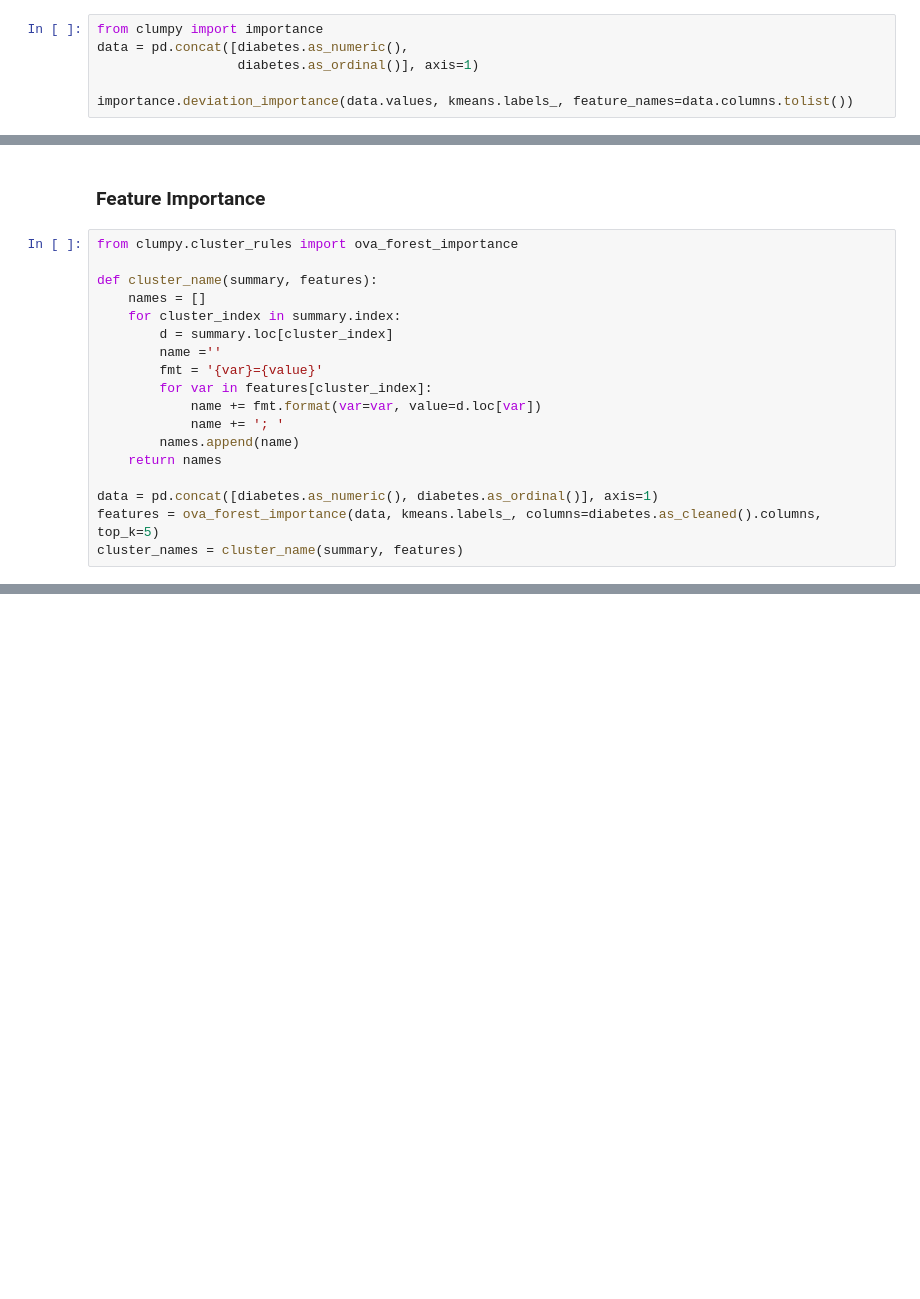
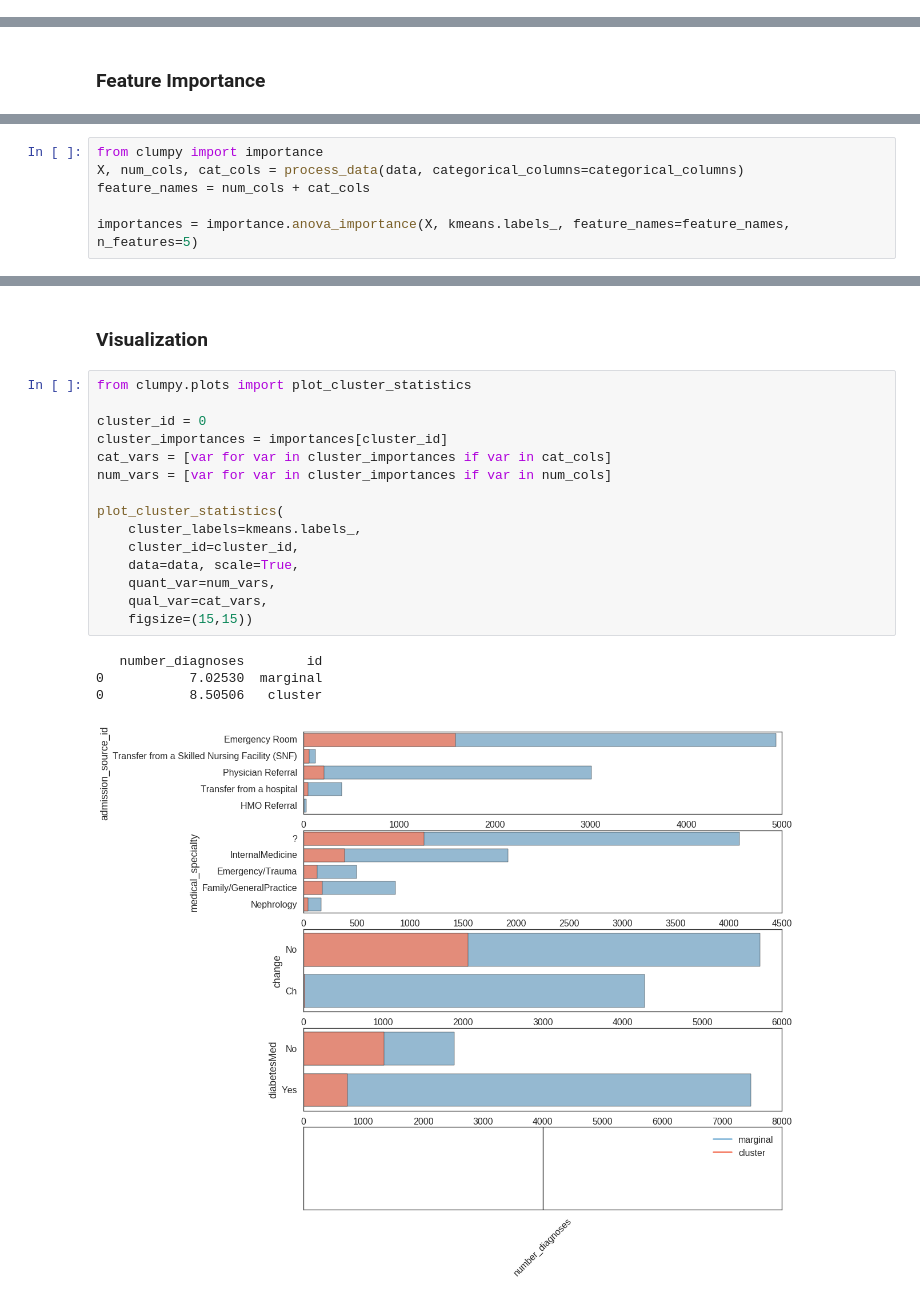
Before and after one commit to joshloyal/ClumPy, a Jupyter notebook: notebooks/10k Diabetes Clustering.ipynb, the cells around one changed output, grey strips where cells are left out. Drawn from its saved outputs; the diff is of its cells as text; blank space fills up the shorter version.

```diff
--- a/notebooks/10k Diabetes Clustering.ipynb
+++ b/notebooks/10k Diabetes Clustering.ipynb
@@ -79,6 +106,0 @@ kmeans = auto_kmeans(embedding)
-# %%
-from clumpy import importance
-data = pd.concat([diabetes.as_numeric(),
-                  diabetes.as_ordinal()], axis=1)
-
-importance.deviation_importance(data.values, kmeans.labels_, feature_names=data.columns.tolist())
@@ -160,20 +107,2 @@ summary
 # %% [markdown]
 ### Feature Importance
-# %%
-from clumpy.cluster_rules import ova_forest_importance
-
-def cluster_name(summary, features):
-    names = []
-    for cluster_index in summary.index:
-        d = summary.loc[cluster_index]
-        name =''
-        fmt = '{var}={value}'
-        for var in features[cluster_index]:
-            name += fmt.format(var=var, value=d.loc[var])
-            name += '; '
-        names.append(name)
-    return names
-
-data = pd.concat([diabetes.as_numeric(), diabetes.as_ordinal()], axis=1)
-features = ova_forest_importance(data, kmeans.labels_, columns=diabetes.as_cleaned().columns, top_k=5)
-cluster_names = cluster_name(summary, features)
@@ -213,0 +109,6 @@ plot_cluster_statistics(
+# %%
+from clumpy import importance
+X, num_cols, cat_cols = process_data(data, categorical_columns=categorical_columns)
+feature_names = num_cols + cat_cols
+
+importances = importance.anova_importance(X, kmeans.labels_, feature_names=feature_names, n_features=5)
@@ -213,0 +144,22 @@ plot_cluster_statistics(
+# %% [markdown]
+### Visualization
+# %%
+from clumpy.plots import plot_cluster_statistics
+
+cluster_id = 0
+cluster_importances = importances[cluster_id]
+cat_vars = [var for var in cluster_importances if var in cat_cols]
+num_vars = [var for var in cluster_importances if var in num_cols]
+
+plot_cluster_statistics(
+    cluster_labels=kmeans.labels_,
+    cluster_id=cluster_id,
+    data=data, scale=True,
+    quant_var=num_vars,
+    qual_var=cat_vars,
+    figsize=(15,15))
+# %% [output]
+   number_diagnoses        id
+0           7.02530  marginal
+0           8.50506   cluster
+[figure, added]
```
Also changed, not shown: parts of 19 cells of this notebook, 6 other files.
